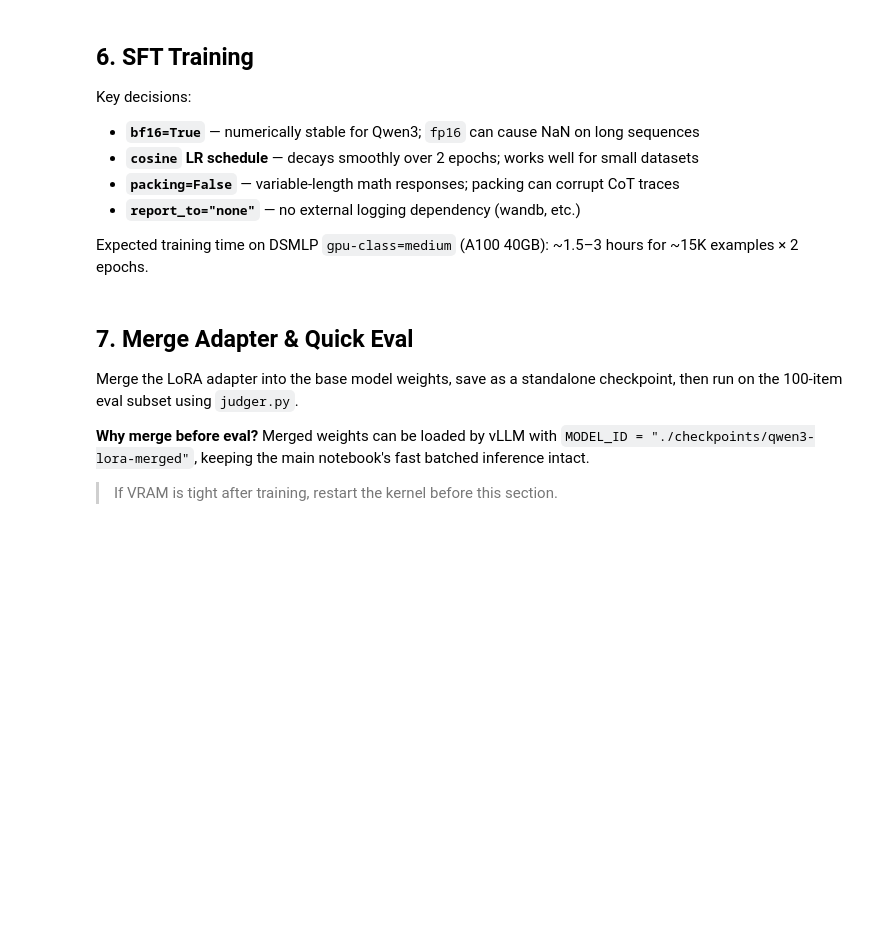
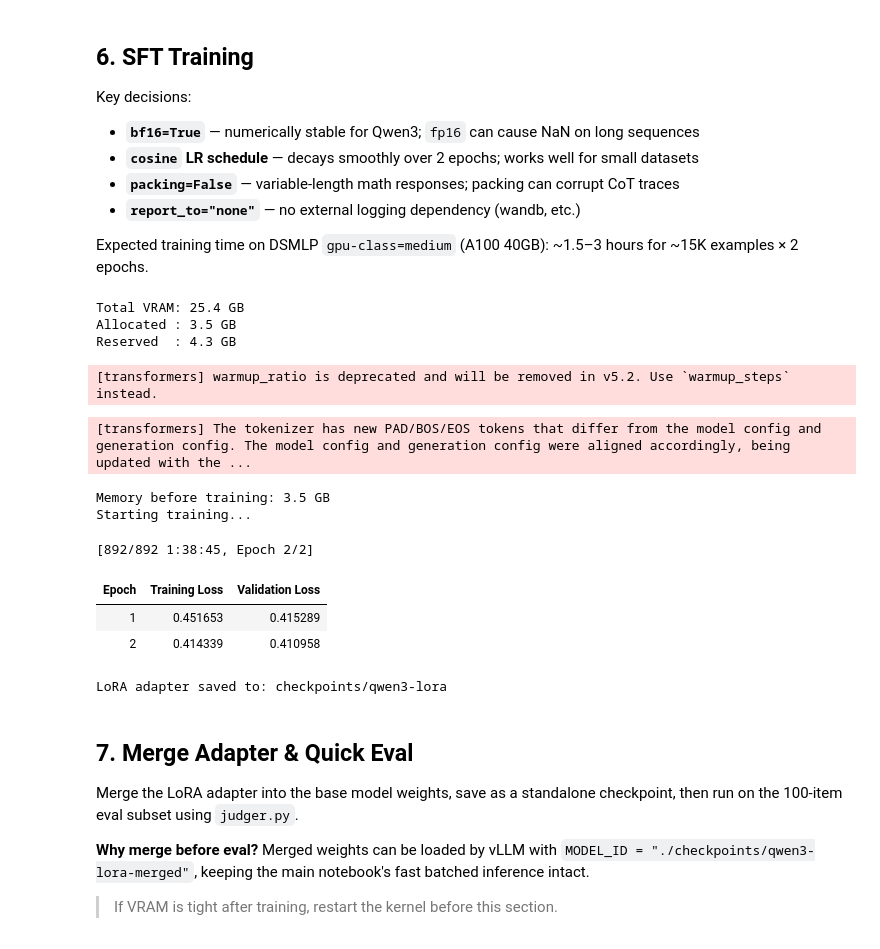
Before and after one commit to Lbangayan/151B_SP26_Competition, a Jupyter notebook: starter_code_cse151b_comp_finetune.ipynb, the cells around one changed output. Drawn from its saved outputs; the diff is of its cells as text; code cells hidden in the pictures; blank space fills up the shorter version.

Commit message:
start fine tuning

```diff
--- a/starter_code_cse151b_comp_finetune.ipynb
+++ b/starter_code_cse151b_comp_finetune.ipynb
@@ -104,6 +112,7 @@ model = AutoModelForCausalLM.from_pretrained(
     quantization_config=bnb_config,
     device_map="auto",
     trust_remote_code=True,
+    low_cpu_mem_usage=True,  # cuz cpu has usage limit
 )
 
 print(f"Model loaded on: {next(model.parameters()).device}")
@@ -247,7 +266,7 @@ from datasets import load_dataset
 ext_examples = []
 
 # GSM8K: grade-school math word problems with step-by-step solutions
-gsm8k = load_dataset("gsm8k", "main", split="train")
+gsm8k = load_dataset("openai/gsm8k", "main", split="train")
 for row in gsm8k:
     q = repair_latex(row["question"])
     # GSM8K answers end in "#### <number>" — convert to \boxed{} to match model style
@@ -267,19 +286,19 @@ for row in gsm8k:
 print(f"GSM8K: {len(ext_examples)} examples")
 
 # MATH (Hendrycks competition math): harder olympiad-style with full \boxed{} solutions
-math_ds = load_dataset("hendrycks/competition_math", split="train", trust_remote_code=True)
-math_start = len(ext_examples)
-for row in math_ds:
-    q = repair_latex(row["problem"])
-    a = row["solution"]  # already contains full chain-of-thought + \boxed{}
-    ext_examples.append({
-        "text": tokenizer.apply_chat_template(
-            [{"role": "system",    "content": pick_system_prompt(q)},
-             {"role": "user",      "content": q},
-             {"role": "assistant", "content": a}],
-            tokenize=False,
-        )
-    })
+# math_ds = load_dataset("lighteval/MATH", "all", split="train", trust_remote_code=True)
+# math_start = len(ext_examples)
+# for row in math_ds:
+#     q = repair_latex(row["problem"])
+#     a = row["solution"]  # already contains full chain-of-thought + \boxed{}
+#     ext_examples.append({
+#         "text": tokenizer.apply_chat_template(
+#             [{"role": "system",    "content": pick_system_prompt(q)},
+#              {"role": "user",      "content": q},
+#              {"role": "assistant", "content": a}],
+#             tokenize=False,
+#         )
+#     })
 
-print(f"MATH (competition_math): {len(ext_examples) - math_start} examples")
+# print(f"MATH (competition_math): {len(ext_examples) - math_start} examples")
 print(f"Total external: {len(ext_examples)}")
@@ -323,6 +354,14 @@ Key decisions:
 - **`report_to="none"`** — no external logging dependency (wandb, etc.)
 
 Expected training time on DSMLP `gpu-class=medium` (A100 40GB): ~1.5–3 hours for ~15K examples × 2 epochs.
+# %%
+print(f"Total VRAM: {torch.cuda.get_device_properties(0).total_memory / 1e9:.1f} GB")
+print(f"Allocated : {torch.cuda.memory_allocated() / 1e9:.1f} GB")
+print(f"Reserved  : {torch.cuda.memory_reserved() / 1e9:.1f} GB")
+# %% [output]
+Total VRAM: 25.4 GB
+Allocated : 3.5 GB
+Reserved  : 4.3 GB
 # %%
 from trl import SFTTrainer, SFTConfig
 
@@ -338,35 +377,50 @@ training_args = SFTConfig(
     warmup_ratio=WARMUP_RATIO,
     lr_scheduler_type="cosine",
     fp16=False,
     bf16=True,
     logging_steps=10,
     save_strategy="epoch",
     eval_strategy="epoch",
     load_best_model_at_end=True,
     metric_for_best_model="eval_loss",
     greater_is_better=False,
     seed=SEED,
-    max_seq_length=MAX_SEQ_LEN,
+    max_length=MAX_SEQ_LEN,
     dataset_text_field="text",
     packing=False,
     report_to="none",
     dataloader_num_workers=2,
+    gradient_checkpointing=True    #cuz memory limit
 )
 
 trainer = SFTTrainer(
     model=model,
-    tokenizer=tokenizer,
+    processing_class=tokenizer,
     train_dataset=train_ds,
     eval_dataset=val_ds,
     args=training_args,
 )
+
+import torch
+torch.cuda.empty_cache()
+print(f"Memory before training: {torch.cuda.memory_allocated()/1e9:.1f} GB")
 
 print("Starting training...")
 trainer.train()
 
 trainer.save_model(ADAPTER_OUTPUT)
 tokenizer.save_pretrained(ADAPTER_OUTPUT)
 print(f"\nLoRA adapter saved to: {ADAPTER_OUTPUT}")
+# %% [output]
+[transformers] warmup_ratio is deprecated and will be removed in v5.2. Use `warmup_steps` instead.
+[transformers] The tokenizer has new PAD/BOS/EOS tokens that differ from the model config and generation config. The model config and generation config were aligned accordingly, being updated with the ...
+Memory before training: 3.5 GB
+Starting training...
+[892/892 1:38:45, Epoch 2/2]
+| Epoch | Training Loss | Validation Loss |
+| 1 | 0.451653 | 0.415289 |
+| 2 | 0.414339 | 0.410958 |
+LoRA adapter saved to: checkpoints/qwen3-lora
 # %% [markdown]
 ## 7. Merge Adapter & Quick Eval
 
```
Also changed, not shown: parts of 13 cells of this notebook, 1 other file.
